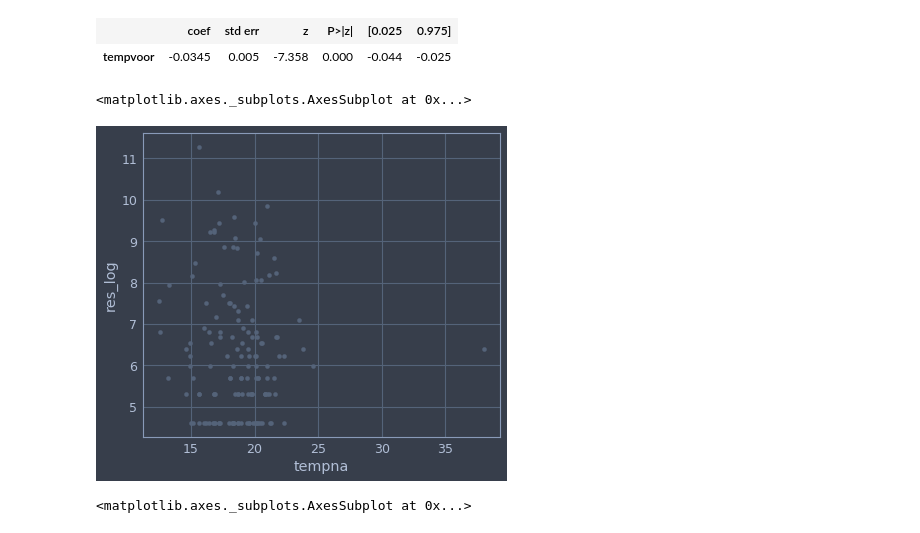
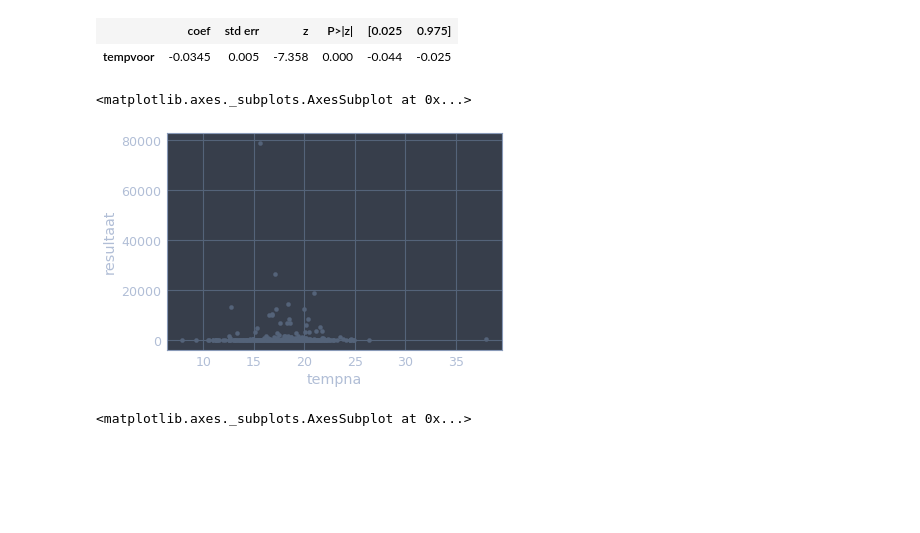
Before and after one commit to esquire900/team-water, a Jupyter notebook: heeft-het-nut/algemeen.ipynb, the cells around one changed output. Saved outputs shown, nothing was run; the diff lists cells and outputs as text; code cells hidden in the pictures; blank space fills up the shorter version.

```diff
--- a/heeft-het-nut/algemeen.ipynb
+++ b/heeft-het-nut/algemeen.ipynb
@@ -2,6 +2,8 @@
 import pandas as pd
 import numpy as np
 from jupyterthemes import jtplot
+import matplotlib.pyplot as plt
+plt.style.use('bmh')
 
 jtplot.style()
 
@@ -243,10 +266,10 @@ Logit Regression Results
 |  | coef | std err | z | P>|z| | [0.025 | 0.975] |
 | tempvoor | -0.0345 | 0.005 | -7.358 | 0.000 | -0.044 | -0.025 |
 # %%
-df_tmp.plot.scatter('tempna', 'res_log')
+df_tmp.plot.scatter('tempna', 'resultaat')
 # %% [output]
 <matplotlib.axes._subplots.AxesSubplot at 0x...>
-[figure, old version]
+[figure, new version]
 # %%
 df_tmp['temp_diff'] = df_tmp.tempvoor / df_tmp.tempna
 df_tmp['res_log'] = np.log(df_tmp.resultaat)
```
Also changed, not shown: parts of 2 cells of this notebook, 6 other files.
